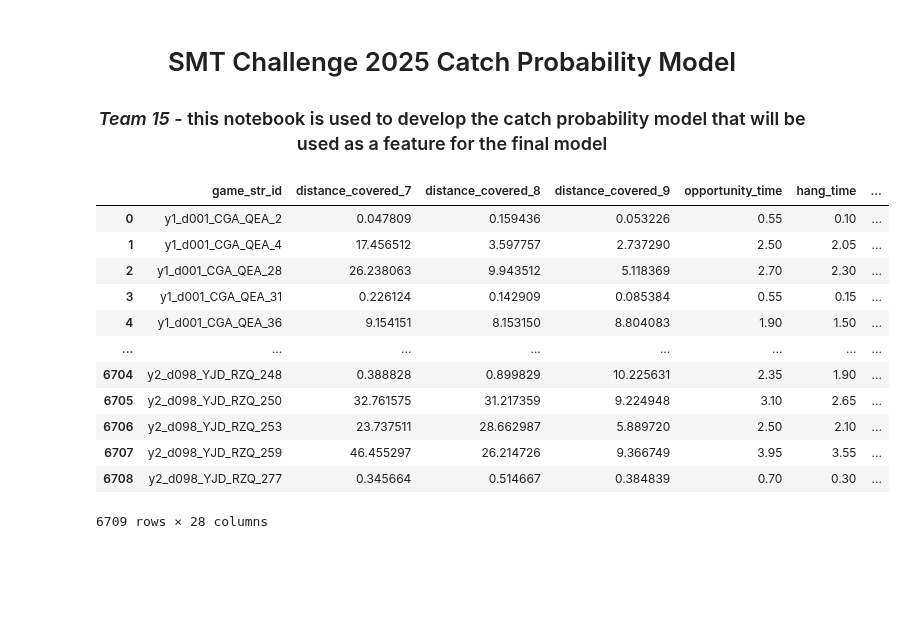
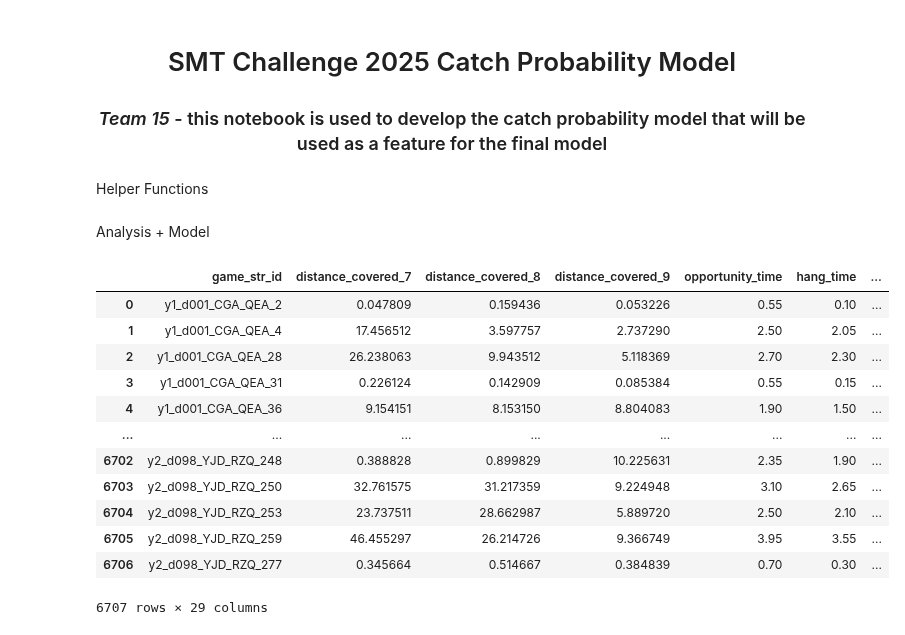
Before and after one commit to d2osborn/SMTChallenge2025, a Jupyter notebook: Team 15-catch_prob_model.ipynb, the cells around one changed output. Saved outputs shown, nothing was run; the diff lists cells and outputs as text; code cells hidden in the pictures; blank space fills up the shorter version.

```diff
--- a/Team 15-catch_prob_model.ipynb
+++ b/Team 15-catch_prob_model.ipynb
@@ -10 +10,3 @@ from scipy.stats import gaussian_kde
 pd.set_option('display.max_columns', None)
+# %% [markdown]
+Helper Functions
@@ -11,30 +27,43 @@ pd.set_option('display.max_columns', None)
+# %% [markdown]
+Analysis + Model
 # %%
 catch_prob_df = pd.read_csv('catch_prob_params.csv').iloc[:, 1:].copy()
 # %%
-temp = catch_prob_df.copy()#[~catch_prob_df['player_attempt'].isna()].reset_index(drop=True).copy()
-temp.loc[:, 'player_attempt'] = temp['player_attempt'].fillna(temp['closest_fielder_to_catch_point'])
-temp.loc[:, 'is_out_catch'] = temp['is_out_catch'].astype(int)
-temp.loc[:, 'distance_needed'] = np.where(temp['player_attempt'] == 7,
-                                           temp['distance_needed_7'],
+catch_prob_df = catch_prob_df.copy()
+catch_prob_df.loc[:, 'player_attempt'] = catch_prob_df['player_attempt'].fillna(catch_prob_df['closest_fielder_to_catch_point'])
+catch_prob_df.loc[:, 'distance_needed'] = np.where(catch_prob_df['player_attempt'] == 7,
+                                           catch_prob_df['distance_needed_7'],
                                            np.where(
-                                               temp['player_attempt'] == 8,
-                                               temp['distance_needed_8'],
+                                               catch_prob_df['player_attempt'] == 8,
+                                               catch_prob_df['distance_needed_8'],
                                                np.where(
-                                                   temp['player_attempt'] == 9,
-                                                   temp['distance_needed_9'],
+                                                   catch_prob_df['player_attempt'] == 9,
+                                                   catch_prob_df['distance_needed_9'],
                                                    np.nan)))
-temp
+catch_prob_df.loc[:, 'direction_angle'] = np.where(catch_prob_df['player_attempt'] == 7,
+                                           catch_prob_df['direction_angle_7'],
+                                           np.where(
+                                               catch_prob_df['player_attempt'] == 8,
+                                               catch_prob_df['direction_angle_8'],
+                                               np.where(
+                                                   catch_prob_df['player_attempt'] == 9,
+                                                   catch_prob_df['direction_angle_9'],
+                                                   np.nan)))
+
+## the ball deflection is off the first basemen instead of an outfielder --> we don't care for it then
+catch_prob_df = catch_prob_df[catch_prob_df['game_str_id'] != 'y2_d083_WMI_YJD_231'].reset_index(drop=True).copy()
+catch_prob_df
 # %% [output]
 |  | game_str_id | distance_covered_7 | distance_covered_8 | distance_covered_9 | opportunity_time | hang_time | ... |
 | 0 | y1_d001_CGA_QEA_2 | 0.047809 | 0.159436 | 0.053226 | 0.55 | 0.10 | ... |
 | 1 | y1_d001_CGA_QEA_4 | 17.456512 | 3.597757 | 2.737290 | 2.50 | 2.05 | ... |
 | 2 | y1_d001_CGA_QEA_28 | 26.238063 | 9.943512 | 5.118369 | 2.70 | 2.30 | ... |
 | 3 | y1_d001_CGA_QEA_31 | 0.226124 | 0.142909 | 0.085384 | 0.55 | 0.15 | ... |
 | 4 | y1_d001_CGA_QEA_36 | 9.154151 | 8.153150 | 8.804083 | 1.90 | 1.50 | ... |
 | ... | ... | ... | ... | ... | ... | ... | ... |
-| 6704 | y2_d098_YJD_RZQ_248 | 0.388828 | 0.899829 | 10.225631 | 2.35 | 1.90 | ... |
-| 6705 | y2_d098_YJD_RZQ_250 | 32.761575 | 31.217359 | 9.224948 | 3.10 | 2.65 | ... |
-| 6706 | y2_d098_YJD_RZQ_253 | 23.737511 | 28.662987 | 5.889720 | 2.50 | 2.10 | ... |
-| 6707 | y2_d098_YJD_RZQ_259 | 46.455297 | 26.214726 | 9.366749 | 3.95 | 3.55 | ... |
-| 6708 | y2_d098_YJD_RZQ_277 | 0.345664 | 0.514667 | 0.384839 | 0.70 | 0.30 | ... |
+| 6702 | y2_d098_YJD_RZQ_248 | 0.388828 | 0.899829 | 10.225631 | 2.35 | 1.90 | ... |
+| 6703 | y2_d098_YJD_RZQ_250 | 32.761575 | 31.217359 | 9.224948 | 3.10 | 2.65 | ... |
+| 6704 | y2_d098_YJD_RZQ_253 | 23.737511 | 28.662987 | 5.889720 | 2.50 | 2.10 | ... |
+| 6705 | y2_d098_YJD_RZQ_259 | 46.455297 | 26.214726 | 9.366749 | 3.95 | 3.55 | ... |
+| 6706 | y2_d098_YJD_RZQ_277 | 0.345664 | 0.514667 | 0.384839 | 0.70 | 0.30 | ... |
-6709 rows × 28 columns
+6707 rows × 29 columns
```
Also changed, not shown: parts of 16 cells of this notebook, 2 other files.
